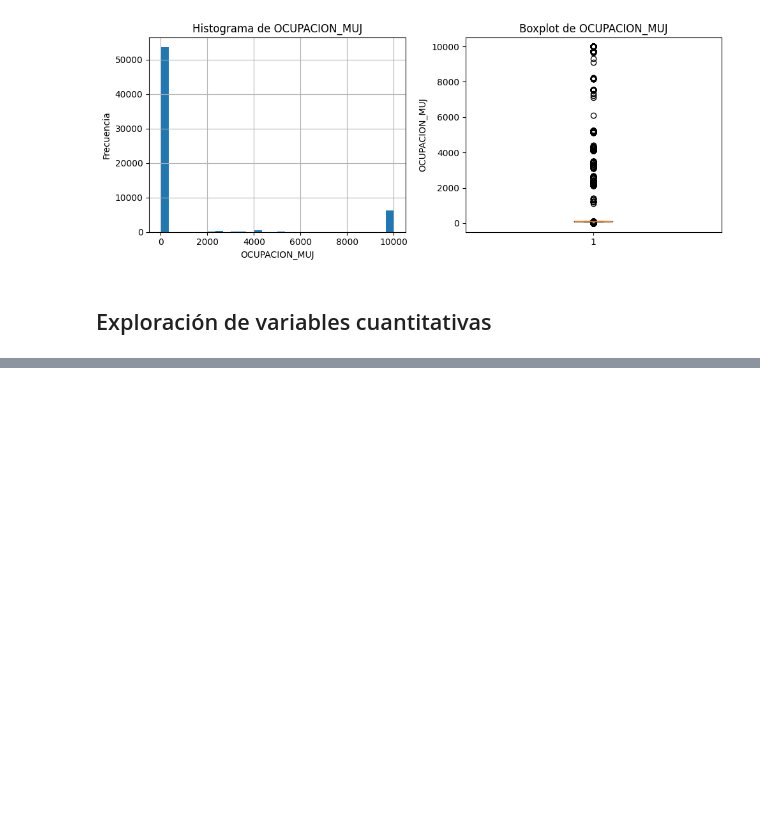
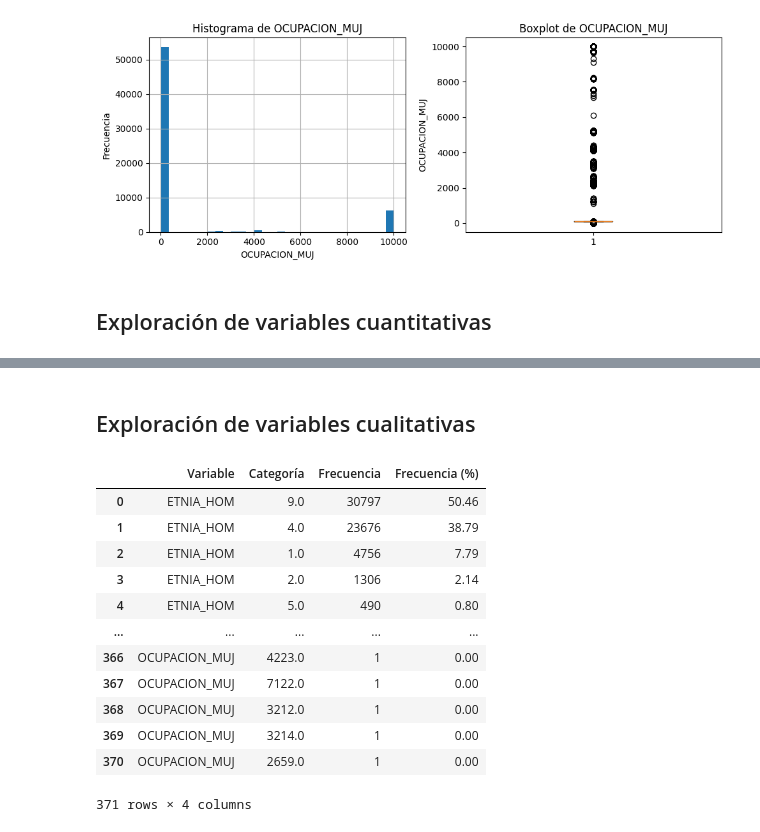
Before and after one commit to ecarcamo/pry1-data-mining, a Jupyter notebook: data/main.ipynb, the cells around one changed output, grey strips where cells are left out. Saved outputs shown, nothing was run; the diff lists cells and outputs as text; code cells hidden in the pictures; blank space fills up the shorter version.

```diff
--- a/data/main.ipynb
+++ b/data/main.ipynb
@@ -267,0 +317,36 @@ for var in var_num:
+# %% [markdown]
+## Exploración de variables cualitativas
+# %%
+# ---------- TABLA CUALITATIVAS ----------
+tablas_cual = []
+
+for var in variables_cualitativas:
+    freq_abs = df[var].value_counts(dropna=True)
+    freq_rel = df[var].value_counts(normalize=True, dropna=True) * 100
+
+    tabla = pd.DataFrame({
+        'Variable': var,
+        'Categoría': freq_abs.index.astype(str),
+        'Frecuencia': freq_abs.values,
+        'Frecuencia (%)': freq_rel.round(2).values
+    })
+
+    tablas_cual.append(tabla)
+
+tabla_frecuencias_cualitativas = pd.concat(tablas_cual, ignore_index=True)
+
+tabla_frecuencias_cualitativas
+# %% [output]
+|  | Variable | Categoría | Frecuencia | Frecuencia (%) |
+| 0 | ETNIA_HOM | 9.0 | 30797 | 50.46 |
+| 1 | ETNIA_HOM | 4.0 | 23676 | 38.79 |
+| 2 | ETNIA_HOM | 1.0 | 4756 | 7.79 |
+| 3 | ETNIA_HOM | 2.0 | 1306 | 2.14 |
+| 4 | ETNIA_HOM | 5.0 | 490 | 0.80 |
+| ... | ... | ... | ... | ... |
+| 366 | OCUPACION_MUJ | 4223.0 | 1 | 0.00 |
+| 367 | OCUPACION_MUJ | 7122.0 | 1 | 0.00 |
+| 368 | OCUPACION_MUJ | 3212.0 | 1 | 0.00 |
+| 369 | OCUPACION_MUJ | 3214.0 | 1 | 0.00 |
+| 370 | OCUPACION_MUJ | 2659.0 | 1 | 0.00 |
+371 rows × 4 columns
```
Also changed, not shown: parts of 8 cells of this notebook.
